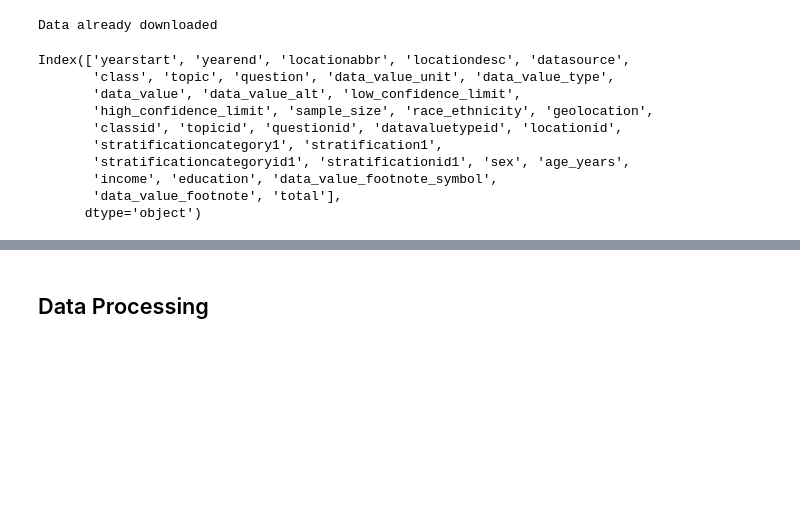
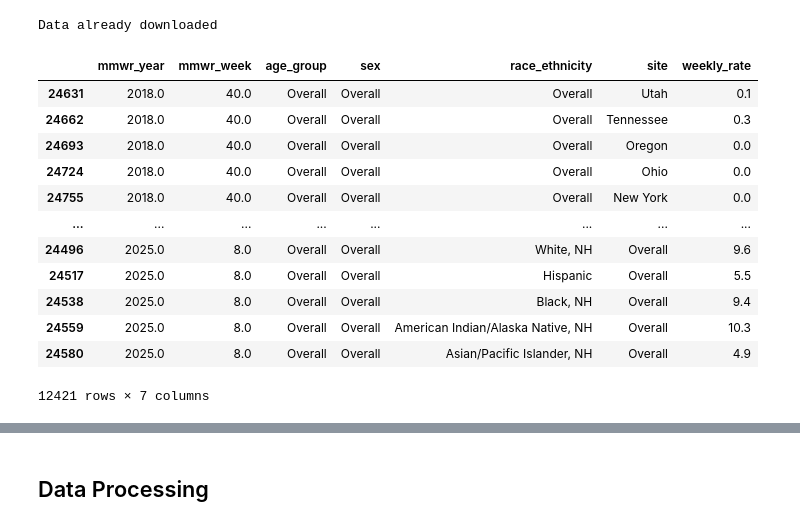
Before and after one commit to Daxton-Furniss/BMI6114-DL-Final-Project, a Jupyter notebook: 01_data_processing.ipynb, the cells around one changed output, grey strips where cells are left out. Drawn from its saved outputs; the diff is of its cells as text; code cells hidden in the pictures; blank space fills up the shorter version.

```diff
--- a/01_data_processing.ipynb
+++ b/01_data_processing.ipynb
@@ -45,16 +45,30 @@ else:
     adult_df = pd.read_csv(data_prefix + 'adult_obesity.csv')
 # %% [output]
 Data already downloaded
-# %%
-print(adult_df.columns)
-# %% [output]
-Index(['yearstart', 'yearend', 'locationabbr', 'locationdesc', 'datasource',
-       'class', 'topic', 'question', 'data_value_unit', 'data_value_type',
-       'data_value', 'data_value_alt', 'low_confidence_limit',
-       'high_confidence_limit', 'sample_size', 'race_ethnicity', 'geolocation',
-       'classid', 'topicid', 'questionid', 'datavaluetypeid', 'locationid',
-       'stratificationcategory1', 'stratification1',
-       'stratificationcategoryid1', 'stratificationid1', 'sex', 'age_years',
-       'income', 'education', 'data_value_footnote_symbol',
-       'data_value_footnote', 'total'],
-      dtype='object')
+# %%
+#arrange the data by mmwr_year and then by mmwr_week
+covid_rates_df = covid_rates_df.sort_values(by=['mmwr_year', 'mmwr_week'])
+
+#keep only the unadjusted rates
+covid_rates_df = covid_rates_df[covid_rates_df['type'] == 'Unadjusted Rate']
+#keep only the Combined surveillance data
+covid_rates_df = covid_rates_df[covid_rates_df['surveillance_network'] == 'Combined']
+
+
+#remove the surveillance_network, season, cumulative, _weekddate, and type columns
+covid_rates_df = covid_rates_df.drop(columns=['surveillance_network', 'season', 'cumulative_rate', '_weekenddate', 'type'])
+covid_rates_df
+# %% [output]
+|  | mmwr_year | mmwr_week | age_group | sex | race_ethnicity | site | weekly_rate |
+| 24631 | 2018.0 | 40.0 | Overall | Overall | Overall | Utah | 0.1 |
+| 24662 | 2018.0 | 40.0 | Overall | Overall | Overall | Tennessee | 0.3 |
+| 24693 | 2018.0 | 40.0 | Overall | Overall | Overall | Oregon | 0.0 |
+| 24724 | 2018.0 | 40.0 | Overall | Overall | Overall | Ohio | 0.0 |
+| 24755 | 2018.0 | 40.0 | Overall | Overall | Overall | New York | 0.0 |
+| ... | ... | ... | ... | ... | ... | ... | ... |
+| 24496 | 2025.0 | 8.0 | Overall | Overall | White, NH | Overall | 9.6 |
+| 24517 | 2025.0 | 8.0 | Overall | Overall | Hispanic | Overall | 5.5 |
+| 24538 | 2025.0 | 8.0 | Overall | Overall | Black, NH | Overall | 9.4 |
+| 24559 | 2025.0 | 8.0 | Overall | Overall | American Indian/Alaska Native, NH | Overall | 10.3 |
+| 24580 | 2025.0 | 8.0 | Overall | Overall | Asian/Pacific Islander, NH | Overall | 4.9 |
+12421 rows × 7 columns
```
Also changed, not shown: parts of 2 cells of this notebook.
